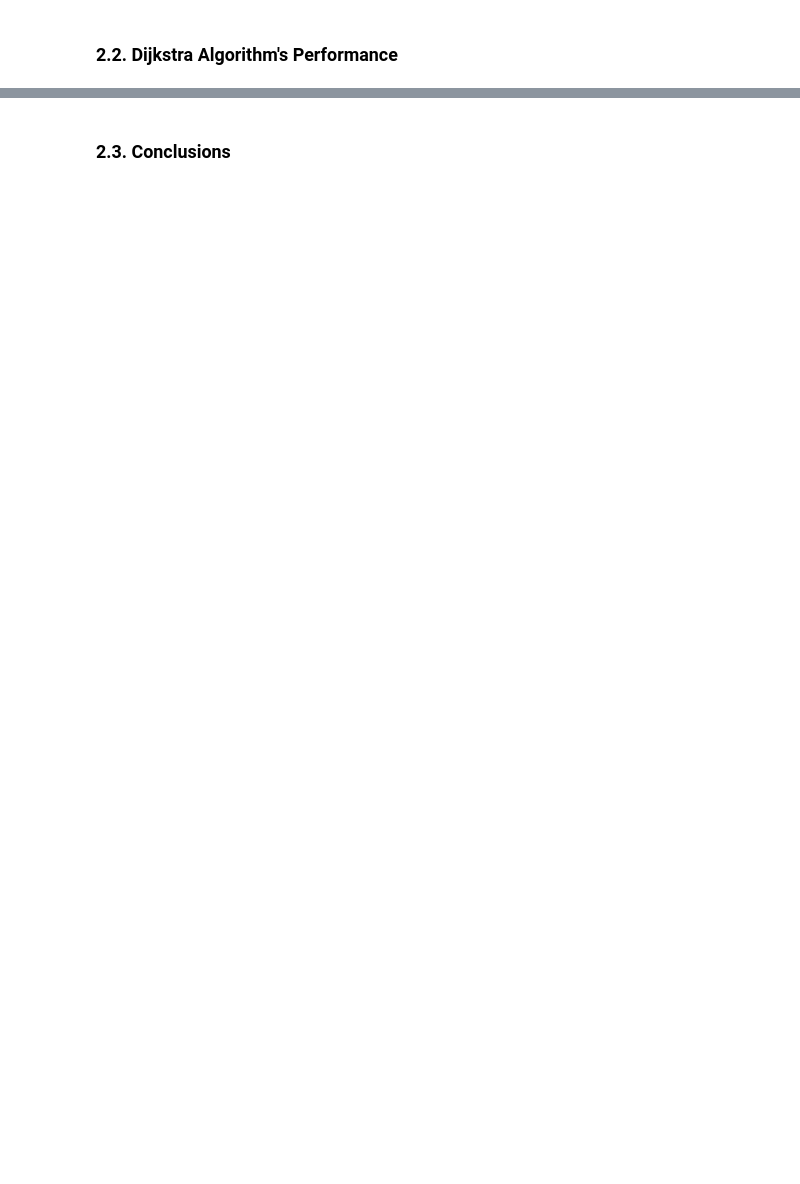
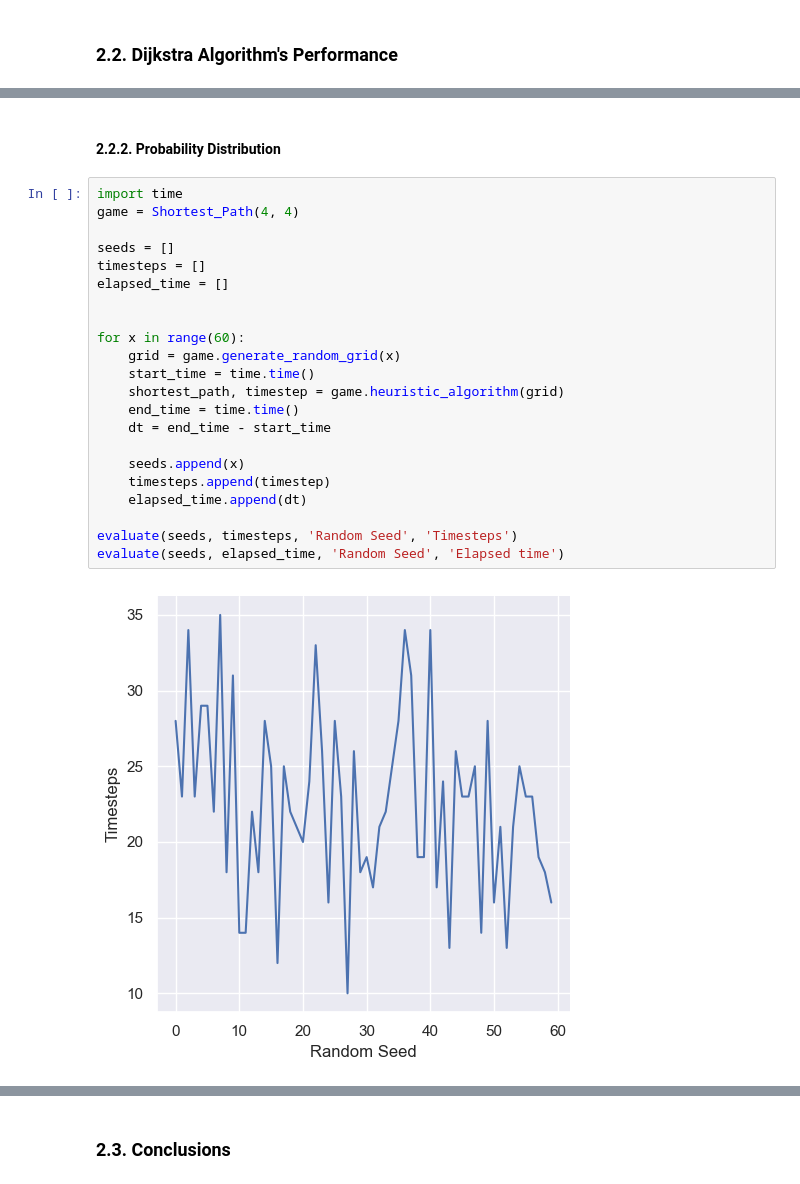
Before and after one commit to adcy358/CW, a Jupyter notebook: src/Task1/Analysis.ipynb, the cells around one changed output, grey strips where cells are left out. Cells and saved outputs as stored; diff of their text form; blank space fills up the shorter version.

```diff
--- a/src/Task1/Analysis.ipynb
+++ b/src/Task1/Analysis.ipynb
@@ -223,0 +300,26 @@ This design fault also leads to issues in finding the shortest path when the age
+# %% [markdown]
+#### 2.2.2. Probability Distribution
+# %%
+import time
+game = Shortest_Path(4, 4)
+
+seeds = []
+timesteps = []
+elapsed_time = []
+
+
+for x in range(60):
+    grid = game.generate_random_grid(x)
+    start_time = time.time()
+    shortest_path, timestep = game.heuristic_algorithm(grid)
+    end_time = time.time()
+    dt = end_time - start_time
+
+    seeds.append(x)
+    timesteps.append(timestep)
+    elapsed_time.append(dt)
+
+evaluate(seeds, timesteps, 'Random Seed', 'Timesteps')
+evaluate(seeds, elapsed_time, 'Random Seed', 'Elapsed time')
+# %% [output]
+[figure, added]
```
Also changed, not shown: parts of 9 cells of this notebook, 3 other files.
